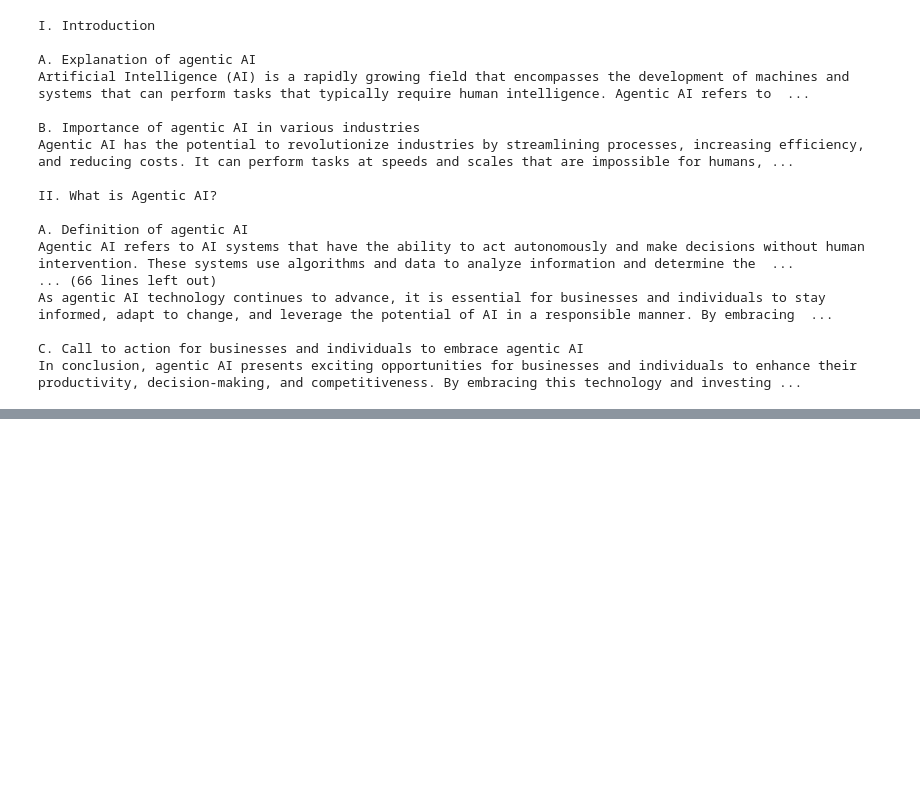
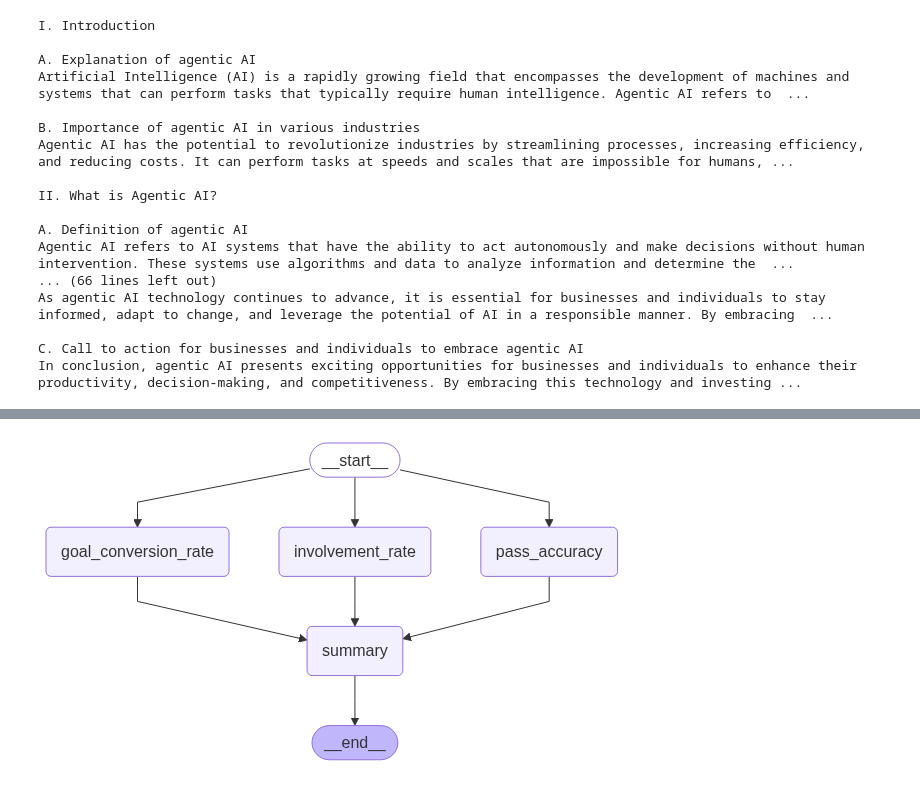
Before and after one commit to SA-30/ai_projects, a Jupyter notebook: .Notebooks/8) langgraph.ipynb, the cells around one changed output, grey strips where cells are left out. Cells and saved outputs as stored; diff of their text form; code cells hidden in the pictures; blank space fills up the shorter version.

```diff
--- a/.Notebooks/8) langgraph.ipynb
+++ b/.Notebooks/8) langgraph.ipynb
@@ -198,0 +245,40 @@ In conclusion, agentic AI presents exciting opportunities for businesses and ind
+# %%
+def calculate_involvement_rate(state: PlayState):
+    goals = state['goals']
+    assists = state['assists']
+    team_total_goals  = state['team_total_goals']
+
+    involvement_rate  = (goals + assists) / team_total_goals if team_total_goals > 0 else 0.0
+
+    return {'involvement_rate': involvement_rate}
+# %%
+def summary(state: PlayState):
+    summary = f"""
+    Pass Accuracy - {state['pass_accuracy']} \n
+    Goal Conversion Rate - {state['goal_conversion_rate']} \n
+    Involvement Rate - {state['involvement_rate']}
+    """
+    state['summary'] = summary
+    return state
+# %%
+graph = StateGraph(PlayState)
+
+graph.add_node('pass_accuracy', calculate_pass_accuracy)
+graph.add_node('goal_conversion_rate', calculate_goal_conversion_rate)
+graph.add_node('involvement_rate', calculate_involvement_rate)
+graph.add_node('summary', summary)
+
+graph.add_edge(START, 'pass_accuracy')
+graph.add_edge(START, 'goal_conversion_rate')
+graph.add_edge(START, 'involvement_rate')
+
+graph.add_edge('pass_accuracy', 'summary')
+graph.add_edge('goal_conversion_rate', 'summary')
+graph.add_edge('involvement_rate', 'summary')
+graph.add_edge('summary', END)
+
+workflow = graph.compile()
+# %%
+workflow
+# %% [output]
+[figure, added]
```
Also changed, not shown: parts of 9 cells of this notebook.
